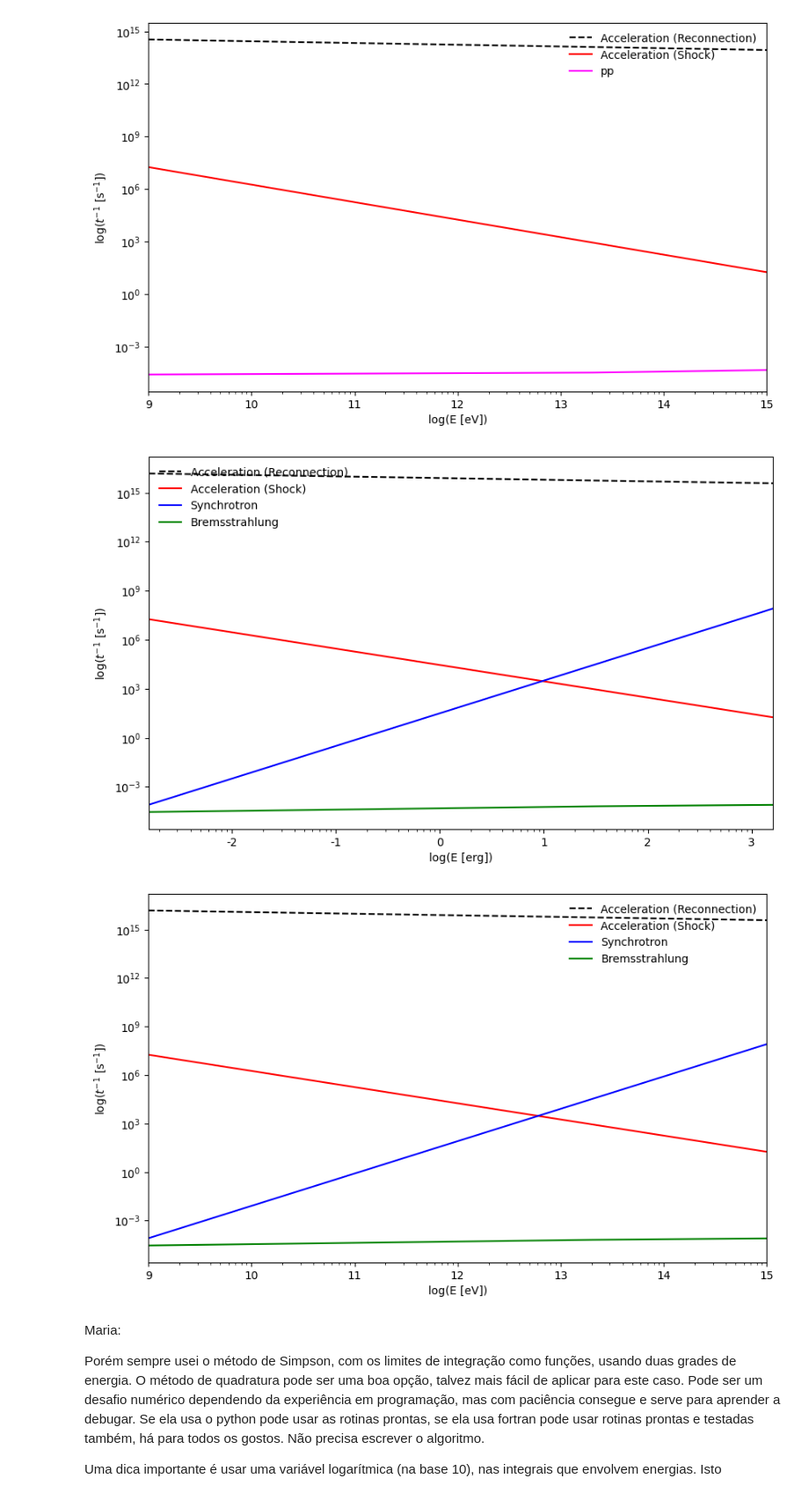
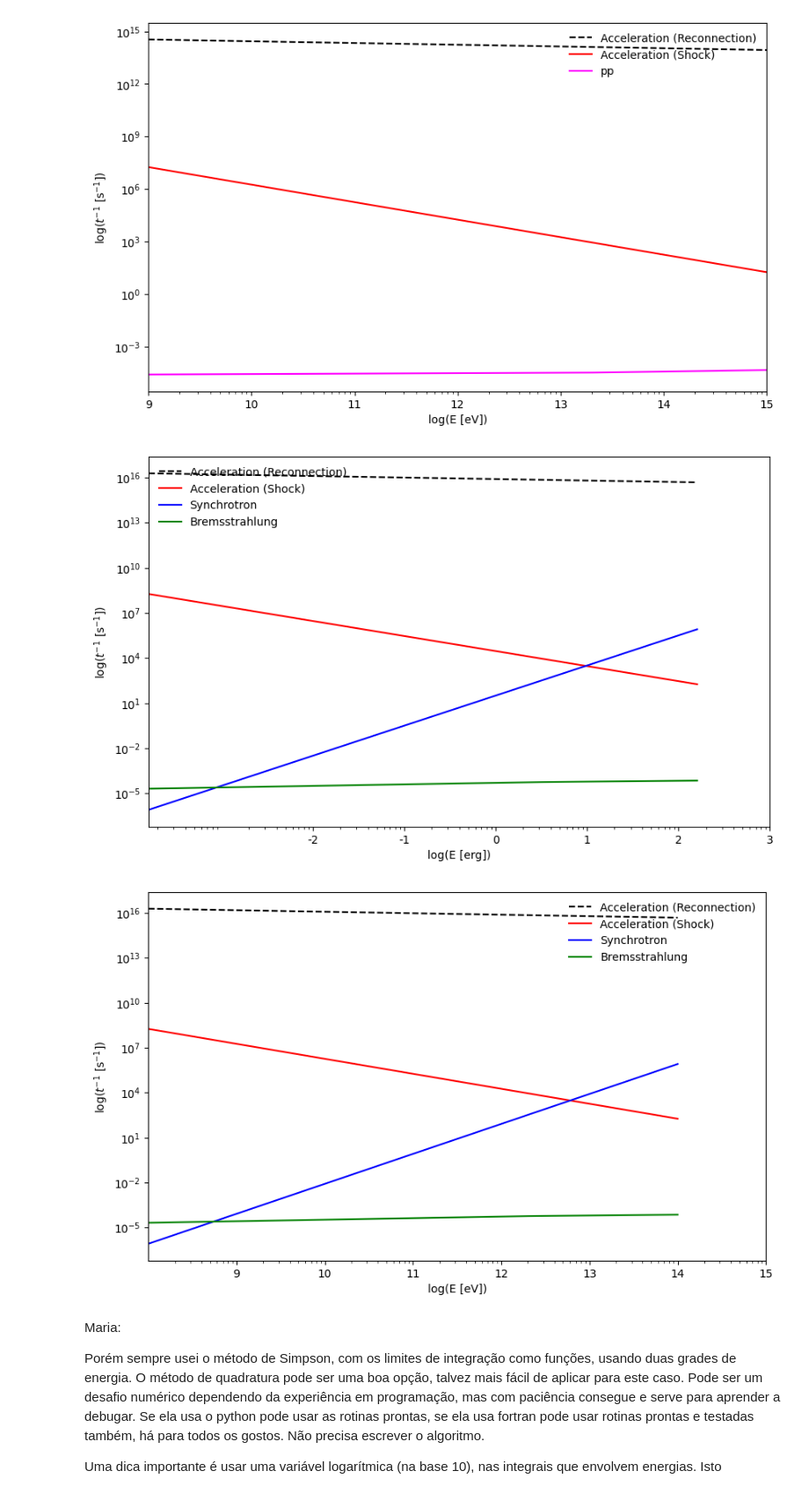
Before and after one commit to luanapassosreis/AGN_Studies, a Jupyter notebook: acc_cooling_rates.ipynb, the cells around one changed output. Shown at 88% size. Cells and saved outputs as stored; diff of their text form; code cells hidden in the pictures.

```diff
--- a/acc_cooling_rates.ipynb
+++ b/acc_cooling_rates.ipynb
@@ -106,9 +111,3 @@ Width of the current sheet:
 # # plt.savefig('cooling_leptons_eV.png',dpi=300)
 
 # plt.show()
-# %%
-erg = 1.602177e-12 # [1 eV = 1.6022e-12 erg]
-
-Ee = np.linspace(1e9, 1e15)*erg # Energy range [erg]
-
-rho = n_c * m_p # [g cm-3] fluid density
@@ -232,28 +114,3 @@ def t_pgamma(n, E):
-# %%
-## Leptonic Acceleration by Reconnection and Shock
-
-def tacc_e_rec(E, lacc, B, rho):
-    '''Eq. (7) of Khiali et al. (2015)'''
-    va0 = B / np.sqrt(4 * np.pi * rho)
-    Gamma = 1 / np.sqrt(2)
-    va = va0 * Gamma # [cm s-1] Alfvén velocity
-    t0 = lacc / va # [s] Alfvén time
-    E0 = m_p*c*c # [erg]
-
-    return 1.3e5 * np.sqrt(m_p/m_e) * ((E/E0)**(-0.1)) * t0**(-1)
-
-
-## Leptonic Radiative Losses
-
-def tloss_syn(B, E, m):
-    '''Eq. (12) of Romero et al. (2010a)'''
-
-    return (4/3)*((m_e/m)**3)*sigma_T*c*B*B / (m_e*c*c*8*np.pi) * (E/(m*c*c))
-
-def tloss_bre(n, Z, E):
-    '''Eq. (17) of Romero et al. (2010a)'''
-
-    return 4*n*Z*Z*r_0*r_0*alpha_f*c*(np.log(2*E / (m_e*c*c)) - 1/3)
 # %%
 ## erg
 
@@ -310,7 +167,7 @@ plt.show()
 plt.figure(figsize=(10, 6))
 plt.loglog(Ee,tacc_e_rec(Ee, l_x, B_c, rho),'--',label='Acceleration (Reconnection)',color='k')
 plt.loglog(Ee,tacc_shock(B_c, Ee),label='Acceleration (Shock)',color='r')
-plt.loglog(Ee,tloss_syn(Ee, B_c, m_e),label='Synchrotron',color='blue')
+plt.loglog(Ee,tloss_syn(Ee, B_c, me),label='Synchrotron',color='blue')
 plt.loglog(Ee,tloss_bre(n_c, 1, Ee),label='Bremsstrahlung',color='green')
 
 plt.xlim((Ee.min(),Ee.max()))
@@ -323,29 +180,29 @@ plt.savefig('plots/cooling_leptons_erg.png',dpi=300)
 
 plt.show()
 # %% [output]
-[figure, old version]
+[figure, new version]
 # %%
 ## eV
 
 plt.figure(figsize=(10, 6))
 
-plt.loglog(Ee/erg,tacc_e_rec(Ee, l_x, B_c, rho),'--',label='Acceleration (Reconnection)',color='k')
-plt.loglog(Ee/erg,tacc_shock(B_c, Ee),label='Acceleration (Shock)',color='r')
-plt.loglog(Ee/erg,tloss_syn(Ee, B_c, m_e),label='Synchrotron',color='blue')
-plt.loglog(Ee/erg,tloss_bre(n_c, 1, Ee),label='Bremsstrahlung',color='green')
+plt.loglog(Ee/eV,tacc_e_rec(Ee, l_x, B_c, rho),'--',label='Acceleration (Reconnection)',color='k')
+plt.loglog(Ee/eV,tacc_shock(B_c, Ee),label='Acceleration (Shock)',color='r')
+plt.loglog(Ee/eV,tloss_syn(Ee, B_c, me),label='Synchrotron',color='blue')
+plt.loglog(Ee/eV,tloss_bre(n_c, 1, Ee),label='Bremsstrahlung',color='green')
 
-plt.xlim((Ee.min()/erg,Ee.max()/erg))
+plt.xlim((Ee.min()/eV,Ee.max()/eV))
 plt.legend(frameon=False,loc='upper right')
 plt.xlabel('log(E [eV])')
 plt.ylabel('log($t^{-1}$ [s$^{-1}$])')
 # plt.ylim((1e-11,1e9))
 plt.xticks([1e9,1e10,1e11,1e12,1e13,1e14,1e15],labels=['9','10','11','12','13','14','15'])
 
 plt.savefig('plots/cooling_leptons_eV.png',dpi=300)
 
 plt.show()
 # %% [output]
-[figure, old version]
+[figure, new version]
 # %% [markdown]
 Maria:
 
```
Also changed, not shown: parts of 20 cells of this notebook, 13 other files.
